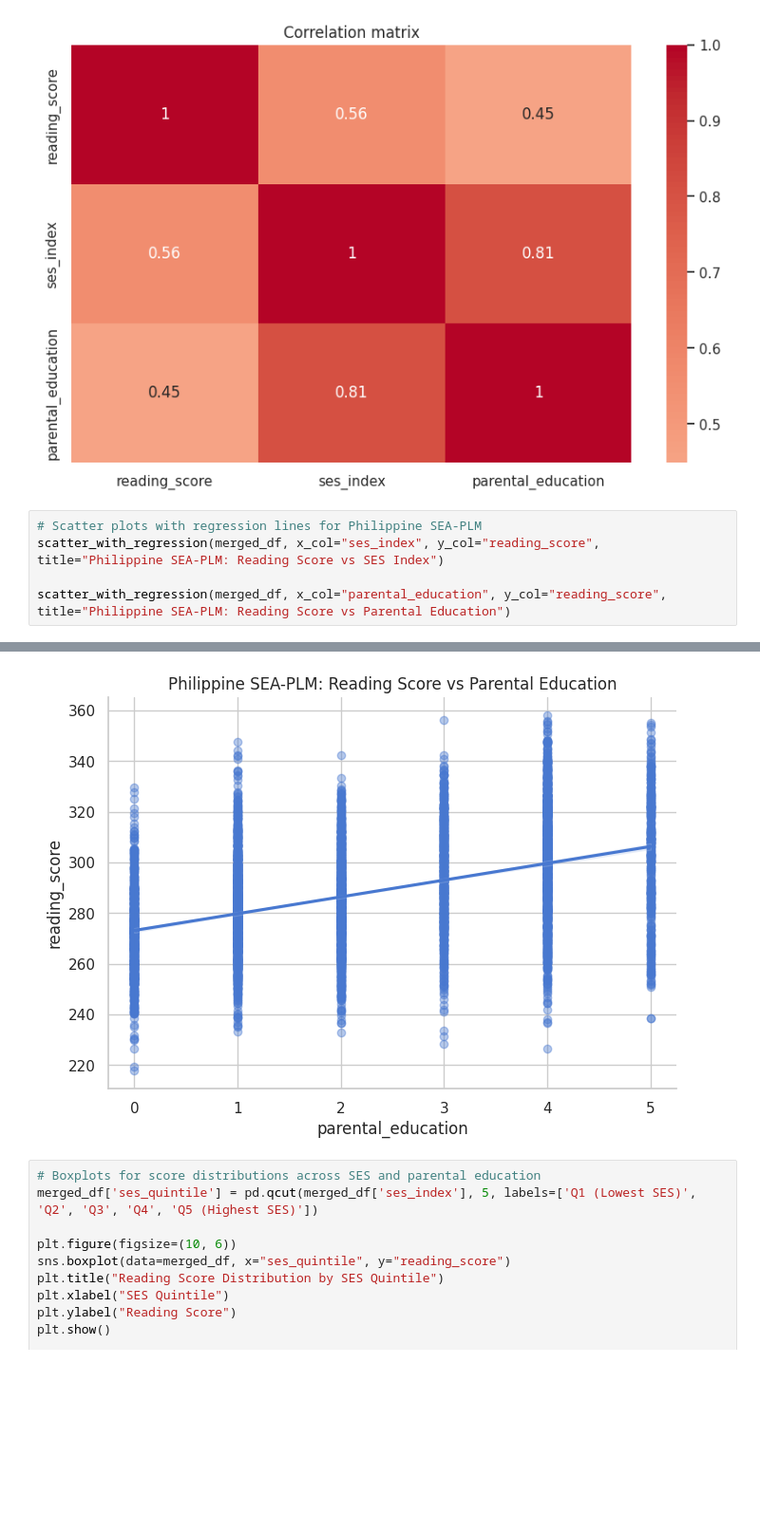
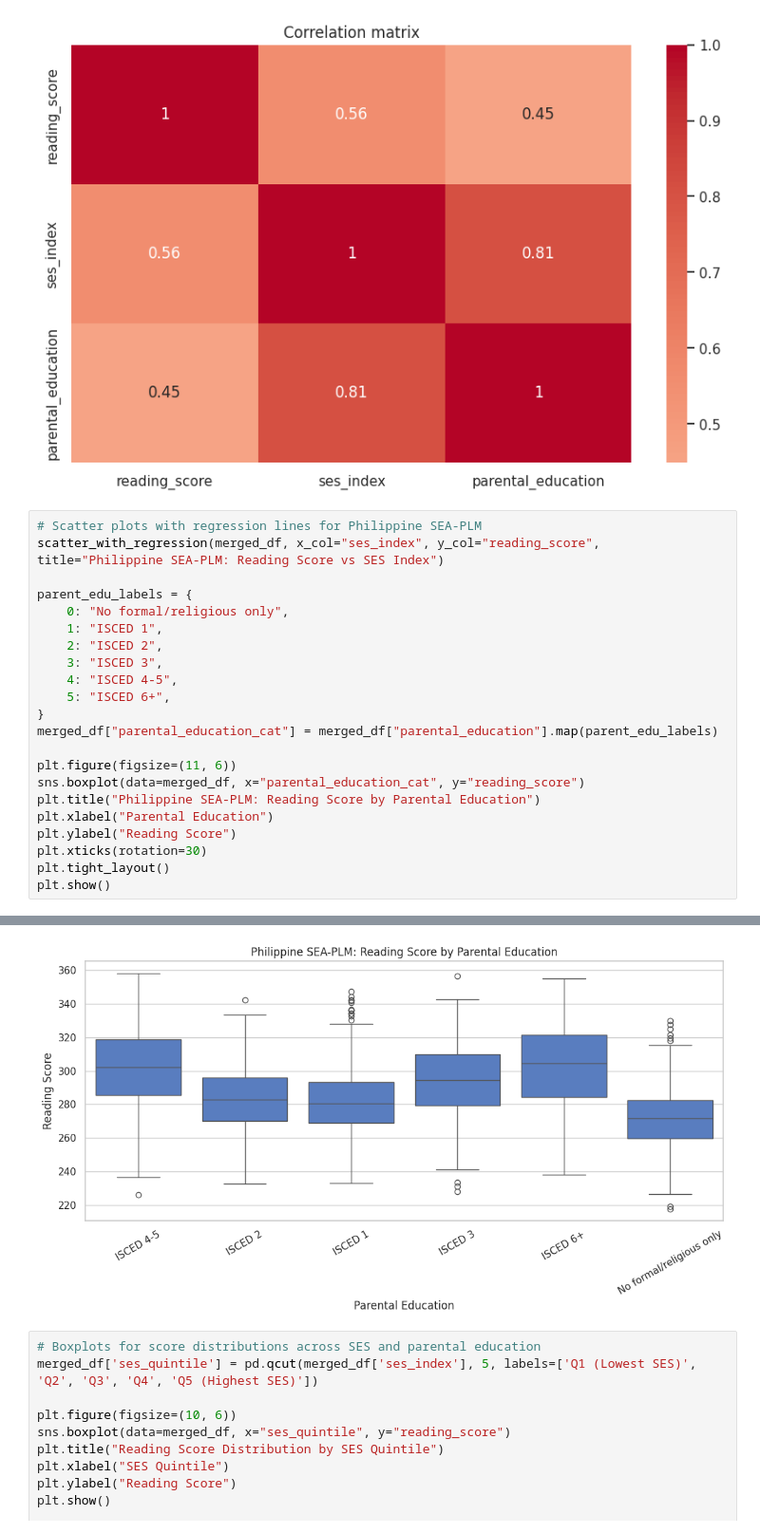
Before and after one commit to eyszus/Project-EmpowerED, a Jupyter notebook: eda.ipynb, the cells around one changed output, grey strips where cells are left out. Shown at 95% size. Drawn from its saved outputs; the diff is of its cells as text; blank space fills up the shorter version.

```diff
--- a/eda.ipynb
+++ b/eda.ipynb
@@ -84,11 +123,28 @@ correlation_matrix(merged_df, ["reading_score", "ses_index", "parental_education
 # %%
 # Scatter plots with regression lines for Philippine SEA-PLM
 scatter_with_regression(merged_df, x_col="ses_index", y_col="reading_score", title="Philippine SEA-PLM: Reading Score vs SES Index")
 
-scatter_with_regression(merged_df, x_col="parental_education", y_col="reading_score", title="Philippine SEA-PLM: Reading Score vs Parental Education")
+parent_edu_labels = {
+    0: "No formal/religious only",
+    1: "ISCED 1",
+    2: "ISCED 2",
+    3: "ISCED 3",
+    4: "ISCED 4-5",
+    5: "ISCED 6+",
+}
+merged_df["parental_education_cat"] = merged_df["parental_education"].map(parent_edu_labels)
+
+plt.figure(figsize=(11, 6))
+sns.boxplot(data=merged_df, x="parental_education_cat", y="reading_score")
+plt.title("Philippine SEA-PLM: Reading Score by Parental Education")
+plt.xlabel("Parental Education")
+plt.ylabel("Reading Score")
+plt.xticks(rotation=30)
+plt.tight_layout()
+plt.show()
 # %% [output]
 [figure]
-[figure, old version]
+[figure, new version]
 # %%
 # Boxplots for score distributions across SES and parental education
 merged_df['ses_quintile'] = pd.qcut(merged_df['ses_index'], 5, labels=['Q1 (Lowest SES)', 'Q2', 'Q3', 'Q4', 'Q5 (Highest SES)'])
```
Also changed, not shown: parts of 2 cells of this notebook.
